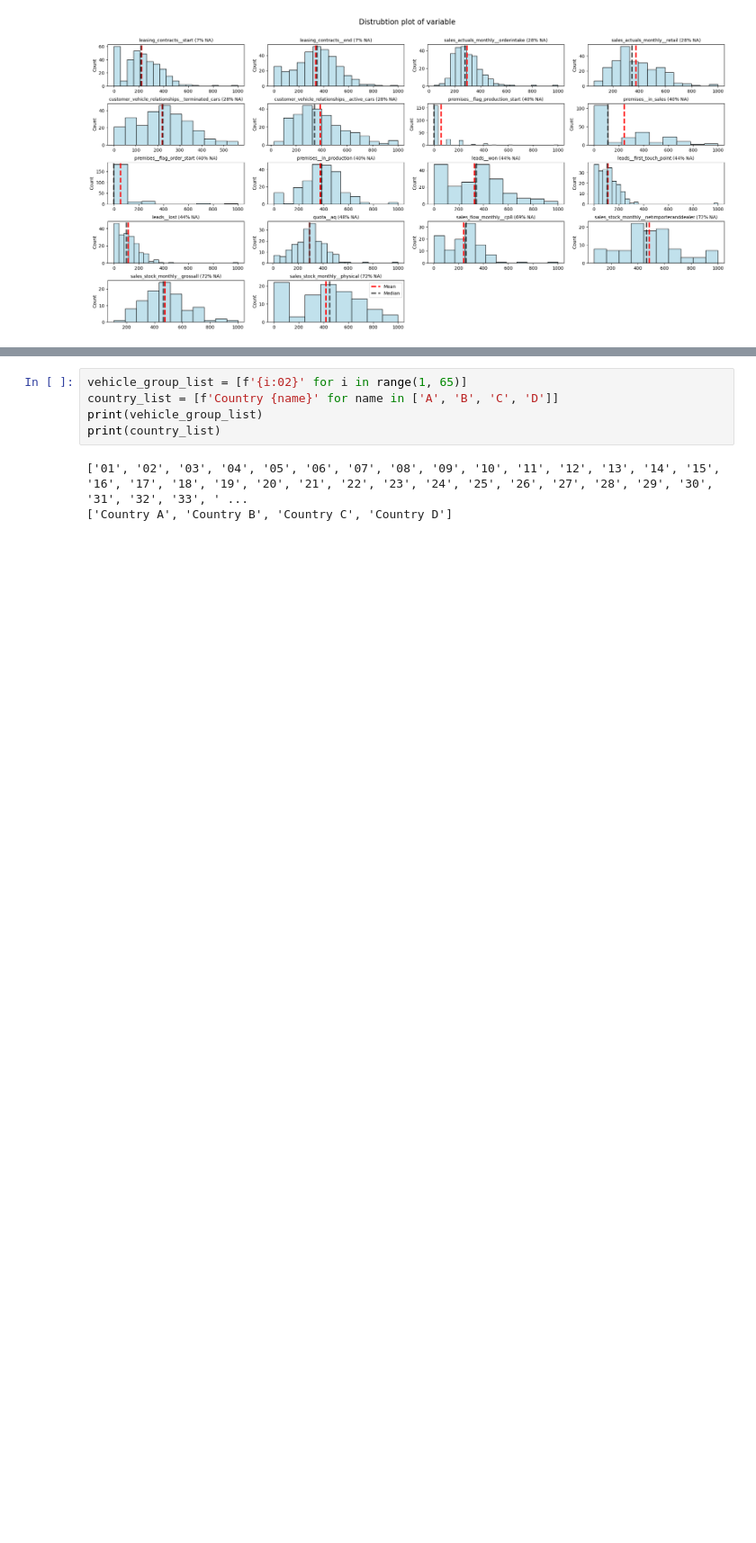
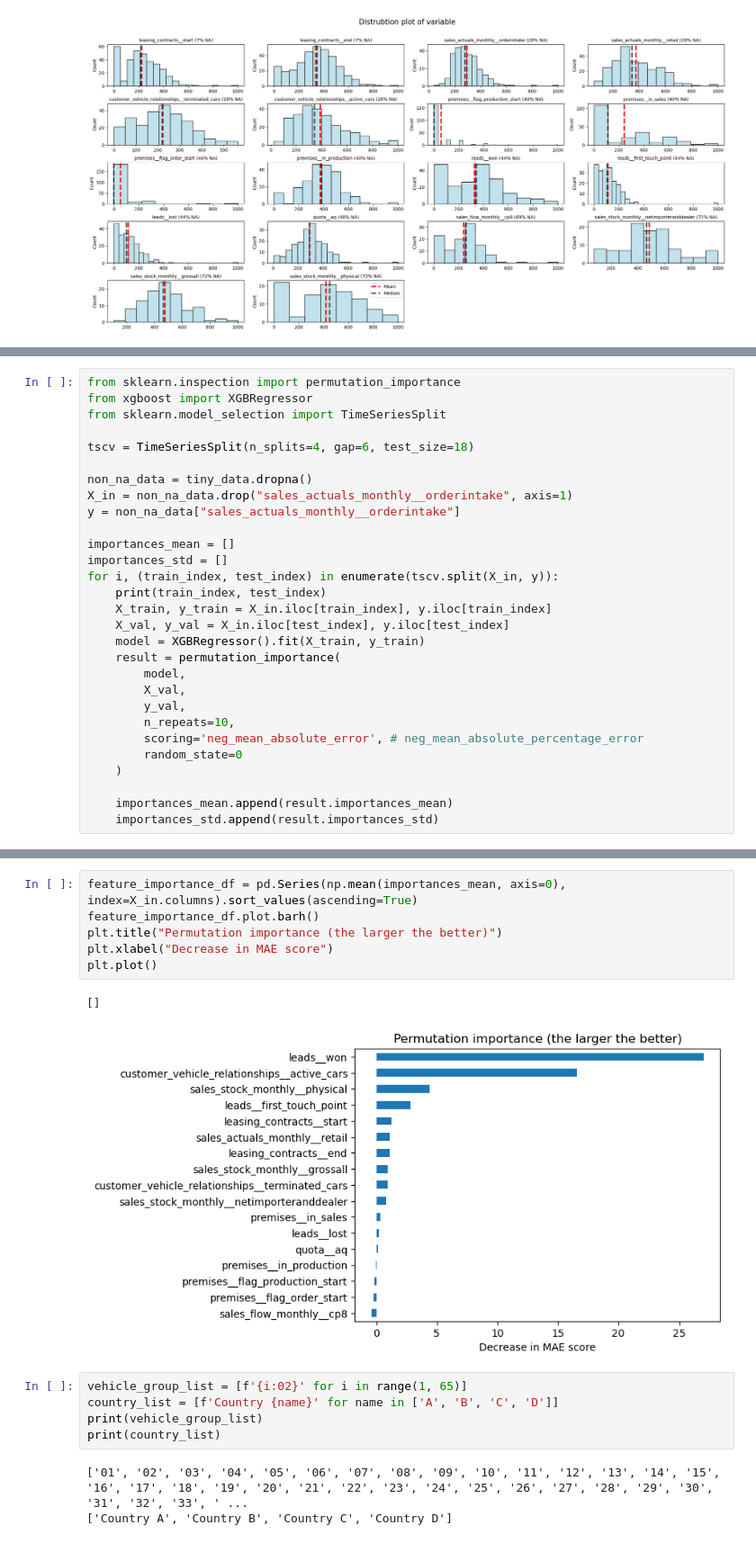
Before and after one commit to zuivu/porsche-forecast-sale, a Jupyter notebook: code/correlation.ipynb, the cells around one changed output, grey strips where cells are left out. Shown at 90% size. Cells and saved outputs as stored; diff of their text form; blank space fills up the shorter version.

```diff
--- a/code/correlation.ipynb
+++ b/code/correlation.ipynb
@@ -165,0 +185,29 @@ data_dict = {}
+# %%
+from sklearn.inspection import permutation_importance
+from xgboost import XGBRegressor
+from sklearn.model_selection import TimeSeriesSplit
+
+tscv = TimeSeriesSplit(n_splits=4, gap=6, test_size=18)
+
+non_na_data = tiny_data.dropna()
+X_in = non_na_data.drop("sales_actuals_monthly__orderintake", axis=1)
+y = non_na_data["sales_actuals_monthly__orderintake"]
+
+importances_mean = []
+importances_std = []
+for i, (train_index, test_index) in enumerate(tscv.split(X_in, y)):
+    print(train_index, test_index)
+    X_train, y_train = X_in.iloc[train_index], y.iloc[train_index]
+    X_val, y_val = X_in.iloc[test_index], y.iloc[test_index]
+    model = XGBRegressor().fit(X_train, y_train)
+    result = permutation_importance(
+        model,
+        X_val,
+        y_val,
+        n_repeats=10,
+        scoring='neg_mean_absolute_error', # neg_mean_absolute_percentage_error
+        random_state=0
+    )
+
+    importances_mean.append(result.importances_mean)
+    importances_std.append(result.importances_std)
@@ -166,3 +225,12 @@ data_dict = {}
+# %%
+feature_importance_df = pd.Series(np.mean(importances_mean, axis=0), index=X_in.columns).sort_values(ascending=True)
+feature_importance_df.plot.barh()
+plt.title("Permutation importance (the larger the better)")
+plt.xlabel("Decrease in MAE score")
+plt.plot()
+# %% [output]
+[]
+[figure, added]
 # %%
 vehicle_group_list = [f'{i:02}' for i in range(1, 65)]
 country_list = [f'Country {name}' for name in ['A', 'B', 'C', 'D']]
```
Also changed, not shown: parts of 20 cells of this notebook.
